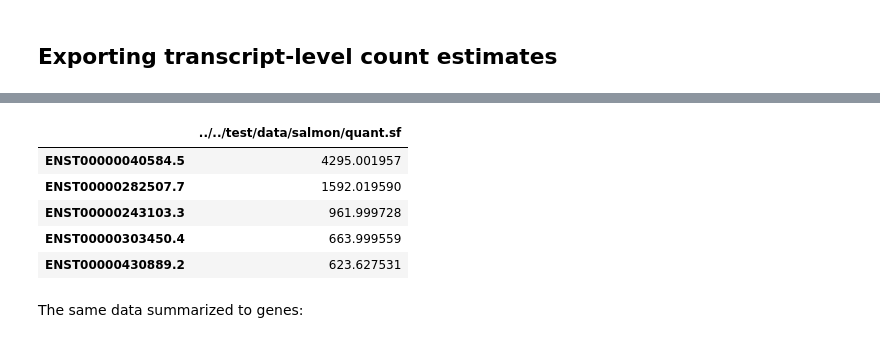
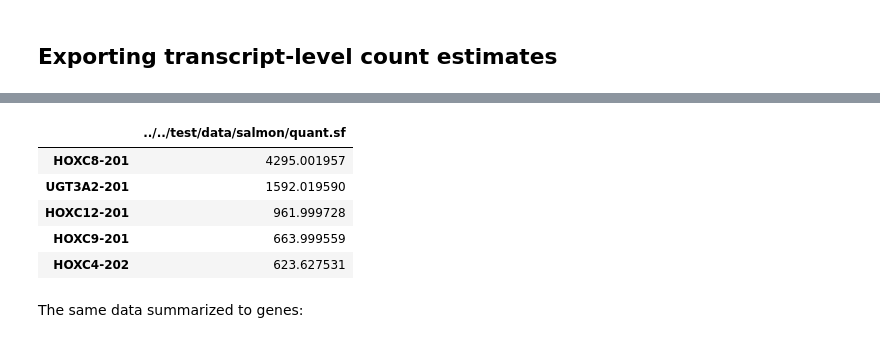
Before and after one commit to complextissue/pytximport, a Jupyter notebook: docs/source/example.ipynb, the cells around one changed output, grey strips where cells are left out. Drawn from its saved outputs; the diff is of its cells as text; code cells hidden in the pictures.

Commit message:
Add utility function to replace transcript ids with transcript names and move transcript version removal to a reusable function

```diff
--- a/docs/source/example.ipynb
+++ b/docs/source/example.ipynb
@@ -93,0 +107,5 @@ You can also export the transformed transcript counts directly for transcript-le
+# %%
+dataset = Dataset(name="hsapiens_gene_ensembl", host="http://www.ensembl.org")
+transcript_name_mapping_human = dataset.query(attributes=["ensembl_transcript_id", "external_transcript_name"])
+transcript_name_mapping_human.columns = ["transcript_id", "transcript_name"]
+transcript_name_mapping_human.head(5)
@@ -94,21 +119,16 @@ You can also export the transformed transcript counts directly for transcript-le
 # %%
-txi = tximport(
-    ["../../test/data/salmon/quant.sf"],
-    "salmon",
-    counts_from_abundance="length_scaled_tpm",
-    return_transcript_data=True,
-)
+txi = replace_transcript_ids_with_names(txi, transcript_name_mapping_human)
 pd.DataFrame(txi.X.T, index=txi.var.index, columns=txi.obs.index).sort_values(
     by=txi.obs.index[0],
     ascending=False,
 ).head(5)
 # %% [output]
 |  | ../../test/data/salmon/quant.sf |
-| ENST00000040584.5 | 4295.001957 |
-| ENST00000282507.7 | 1592.019590 |
-| ENST00000243103.3 | 961.999728 |
-| ENST00000303450.4 | 663.999559 |
-| ENST00000430889.2 | 623.627531 |
+| HOXC8-201 | 4295.001957 |
+| UGT3A2-201 | 1592.019590 |
+| HOXC12-201 | 961.999728 |
+| HOXC9-201 | 663.999559 |
+| HOXC4-202 | 623.627531 |
 # %% [markdown]
 The same data summarized to genes:
 # %%
```
Also changed, not shown: parts of 7 cells of this notebook, 11 other files.
